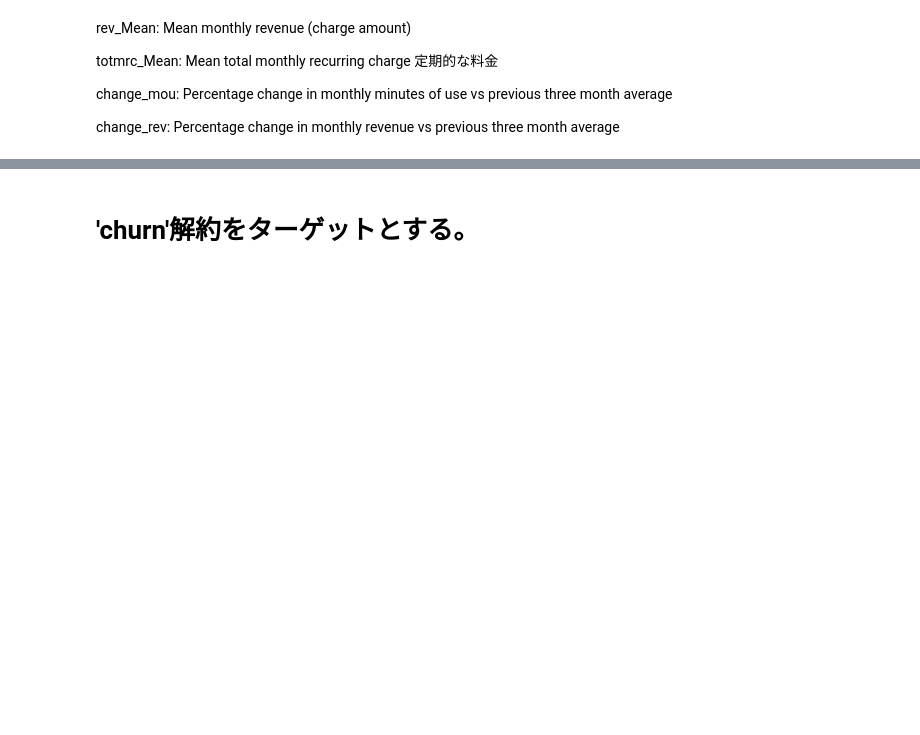
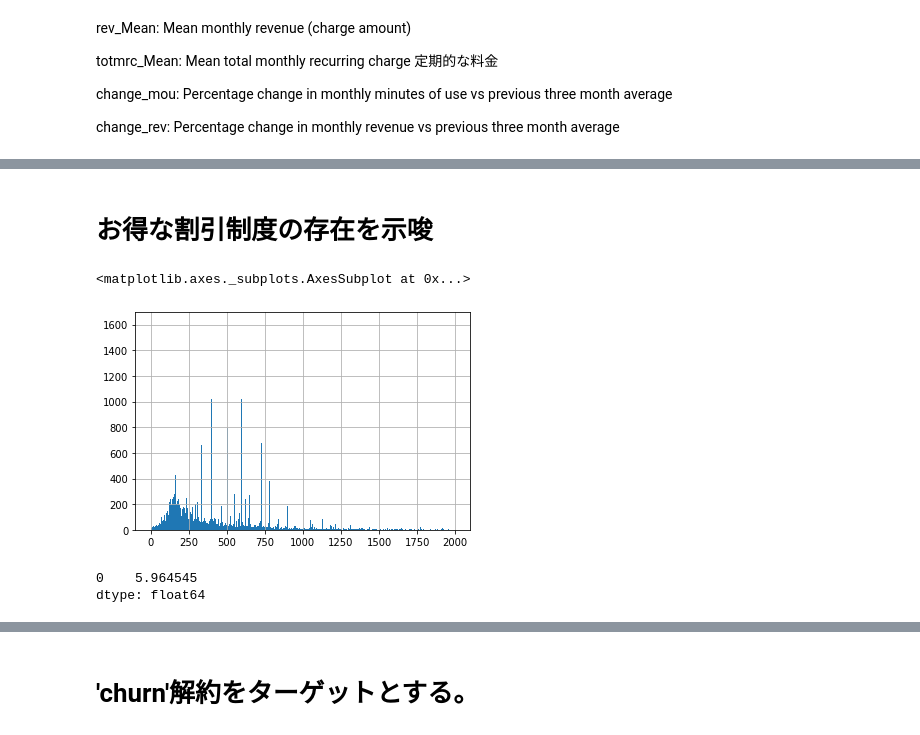
Before and after one commit to Yuji-ONUKI/GCI2020_Winter, a Jupyter notebook: final.ipynb, the cells around one changed output, grey strips where cells are left out. Cells and saved outputs as stored; diff of their text form; code cells hidden in the pictures; blank space fills up the shorter version.

```diff
--- a/final.ipynb
+++ b/final.ipynb
@@ -90,0 +109,13 @@ df=record
+# %% [markdown]
+# お得な割引制度の存在を示唆
+# %%
+df['check6']=(df['totrev']-df['adjrev'])/df['months']*100
+df['check6'].hist(bins=range(0,2000,1))
+# %% [output]
+<matplotlib.axes._subplots.AxesSubplot at 0x...>
+[figure, added]
+# %%
+df['check6'].mode()
+# %% [output]
+0    5.964545
+dtype: float64
```
Also changed, not shown: parts of 25 cells of this notebook.
